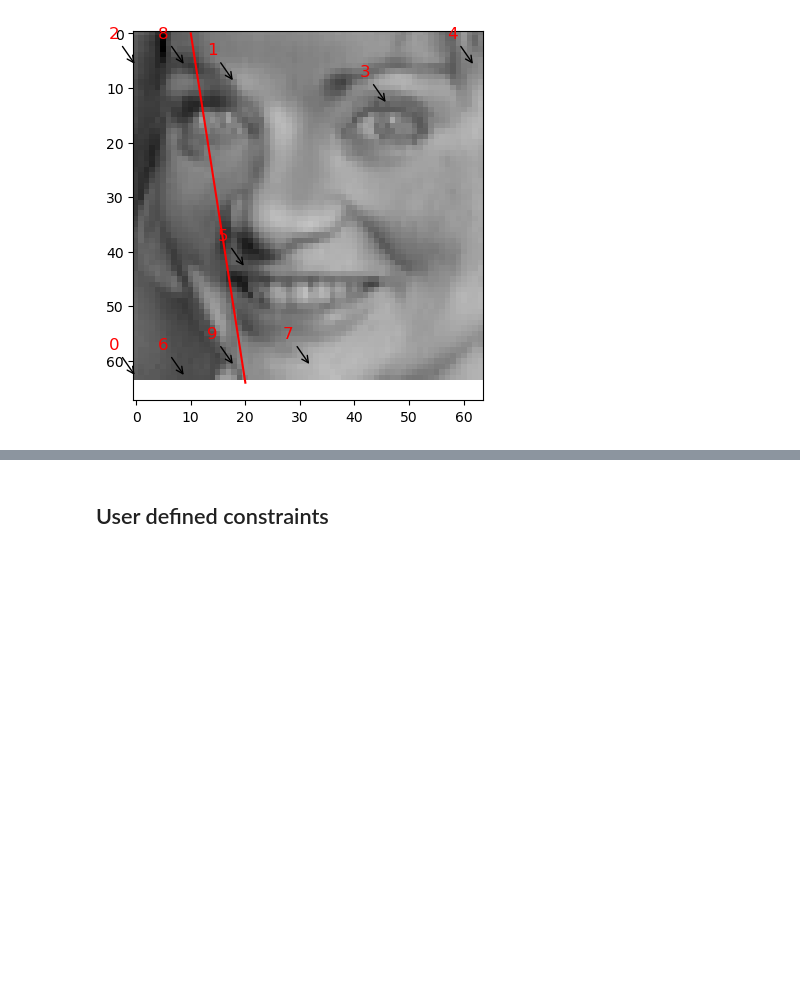
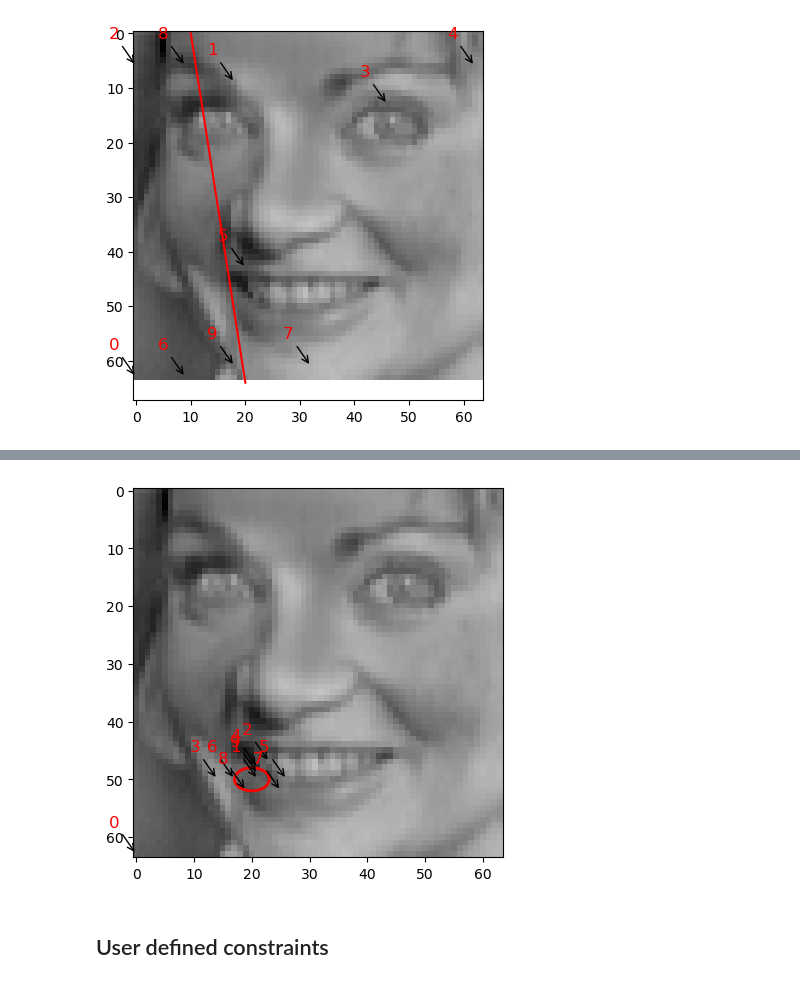
Before and after one commit to dynamicslab/pysensors, a Jupyter notebook: examples/functional_constraints_class.ipynb, the cells around one changed output, grey strips where cells are left out. Drawn from its saved outputs; the diff is of its cells as text; code cells hidden in the pictures; blank space fills up the shorter version.

```diff
--- a/examples/functional_constraints_class.ipynb
+++ b/examples/functional_constraints_class.ipynb
@@ -229,0 +243,25 @@ line1.annotate_sensors(sensors = top_sensors_line)
+# %%
+# Define the number of constrained sensors allowed (s)
+n_const_sen_ellipse = 1
+
+# Define the GQR optimizer for the exact_n sensor placement strategy
+optimizer_ellipse = ps.optimizers.GQR()
+opt_ellipse_kws={'idx_constrained':const_idx_ellipse,
+         'n_sensors':n_sensors,
+         'n_const_sensors':n_const_sen_ellipse,
+         'all_sensors':all_sensors_unconst,
+         'constraint_option':"exact_n"}
+basis_ellipse = ps.basis.SVD(n_basis_modes=n_sensors)
+# %%
+# Initialize and fit the model
+model_ellipse = ps.SSPOR(basis = basis_ellipse, optimizer = optimizer_ellipse, n_sensors = n_sensors)
+model_ellipse.fit(X_train,**opt_ellipse_kws)
+
+# sensor locations based on columns of the data matrix
+top_sensors_ellipse = model_ellipse.get_selected_sensors()
+
+# sensor locations based on pixels of the image
+xTopConstEllipse = np.mod(top_sensors_ellipse,np.sqrt(n_features))
+yTopConstEllipse = np.floor(top_sensors_ellipse/np.sqrt(n_features))
+
+print('The list of sensors selected is: {}'.format(top_sensors_ellipse))
@@ -230,3 +285,8 @@ line1.annotate_sensors(sensors = top_sensors_line)
+# %%
+ellipse.plot_constraint_on_data(plot_type='image') ## Plotting the constraint on the data!
+ellipse.annotate_sensors(sensors = top_sensors_ellipse)
+# %% [output]
+[figure, added]
 # %% [markdown]
 ## User defined constraints
 # %%
```
Also changed, not shown: parts of 12 cells of this notebook, 2 other files.
